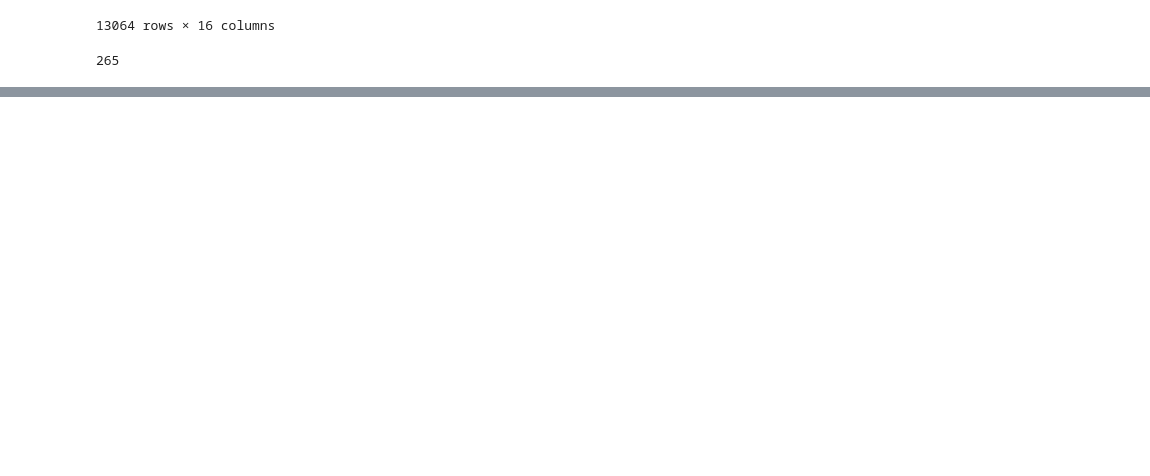
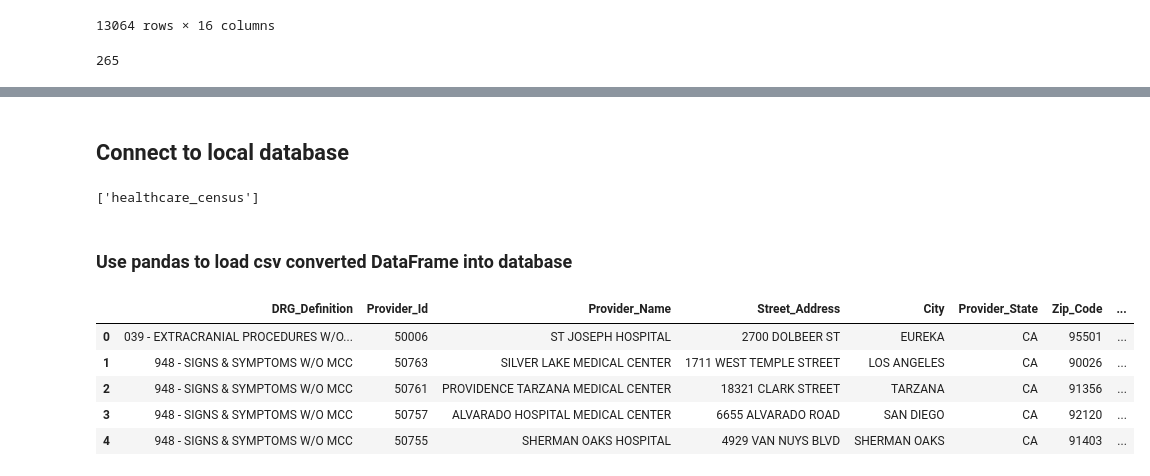
Before and after one commit to zsvorenova/ETL-project, a Jupyter notebook: Starter_Gianni.ipynb, the cells around one changed output, grey strips where cells are left out. Drawn from its saved outputs; the diff is of its cells as text; code cells hidden in the pictures; blank space fills up the shorter version.

Commit message:
loaded csv converted df into db

```diff
--- a/Starter_Gianni.ipynb
+++ b/Starter_Gianni.ipynb
@@ -161,0 +159,11 @@ url =
+# %% [markdown]
+## Connect to local database
+# %%
+rds_connection_string = "postgres:Roman149!@localhost:5432/etl_schema"
+engine = create_engine(f'postgresql://{rds_connection_string}')
+# %%
+engine.table_names()
+# %% [output]
+['healthcare_census']
+# %% [markdown]
+###  Use pandas to load csv converted DataFrame into database
@@ -161,0 +172,9 @@ url =
+# %%
+pd.read_sql_query('SELECT * FROM healthcare_census', con=engine).head()
+# %% [output]
+|  | DRG_Definition | Provider_Id | Provider_Name | Street_Address | City | Provider_State | Zip_Code | ... |
+| 0 | 039 - EXTRACRANIAL PROCEDURES W/O... | 50006 | ST JOSEPH HOSPITAL | 2700 DOLBEER ST | EUREKA | CA | 95501 | ... |
+| 1 | 948 - SIGNS & SYMPTOMS W/O MCC | 50763 | SILVER LAKE MEDICAL CENTER | 1711 WEST TEMPLE STREET | LOS ANGELES | CA | 90026 | ... |
+| 2 | 948 - SIGNS & SYMPTOMS W/O MCC | 50761 | PROVIDENCE TARZANA MEDICAL CENTER | 18321 CLARK STREET | TARZANA | CA | 91356 | ... |
+| 3 | 948 - SIGNS & SYMPTOMS W/O MCC | 50757 | ALVARADO HOSPITAL MEDICAL CENTER | 6655 ALVARADO ROAD | SAN DIEGO | CA | 92120 | ... |
+| 4 | 948 - SIGNS & SYMPTOMS W/O MCC | 50755 | SHERMAN OAKS HOSPITAL | 4929 VAN NUYS BLVD | SHERMAN OAKS | CA | 91403 | ... |
```
Also changed, not shown: parts of 9 cells of this notebook, 1 other file.
